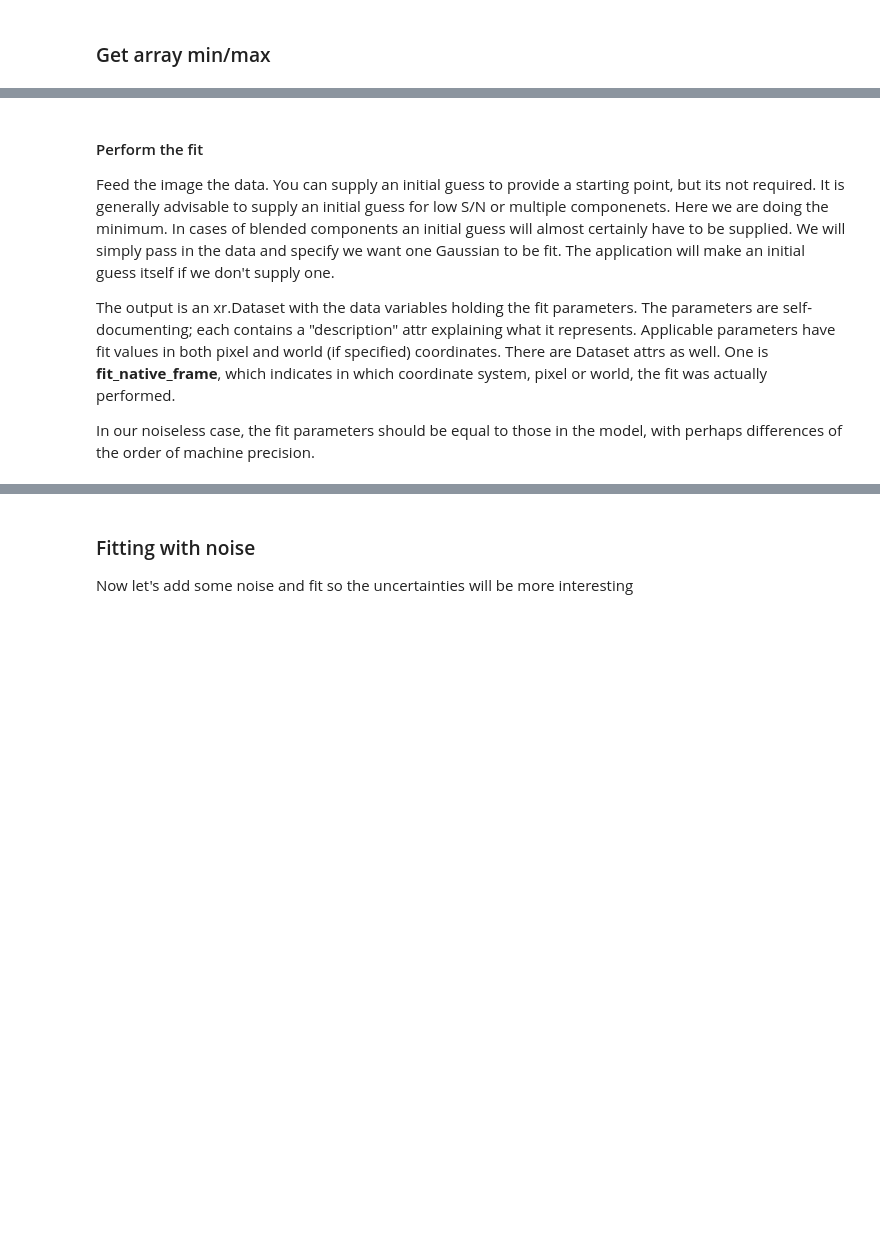
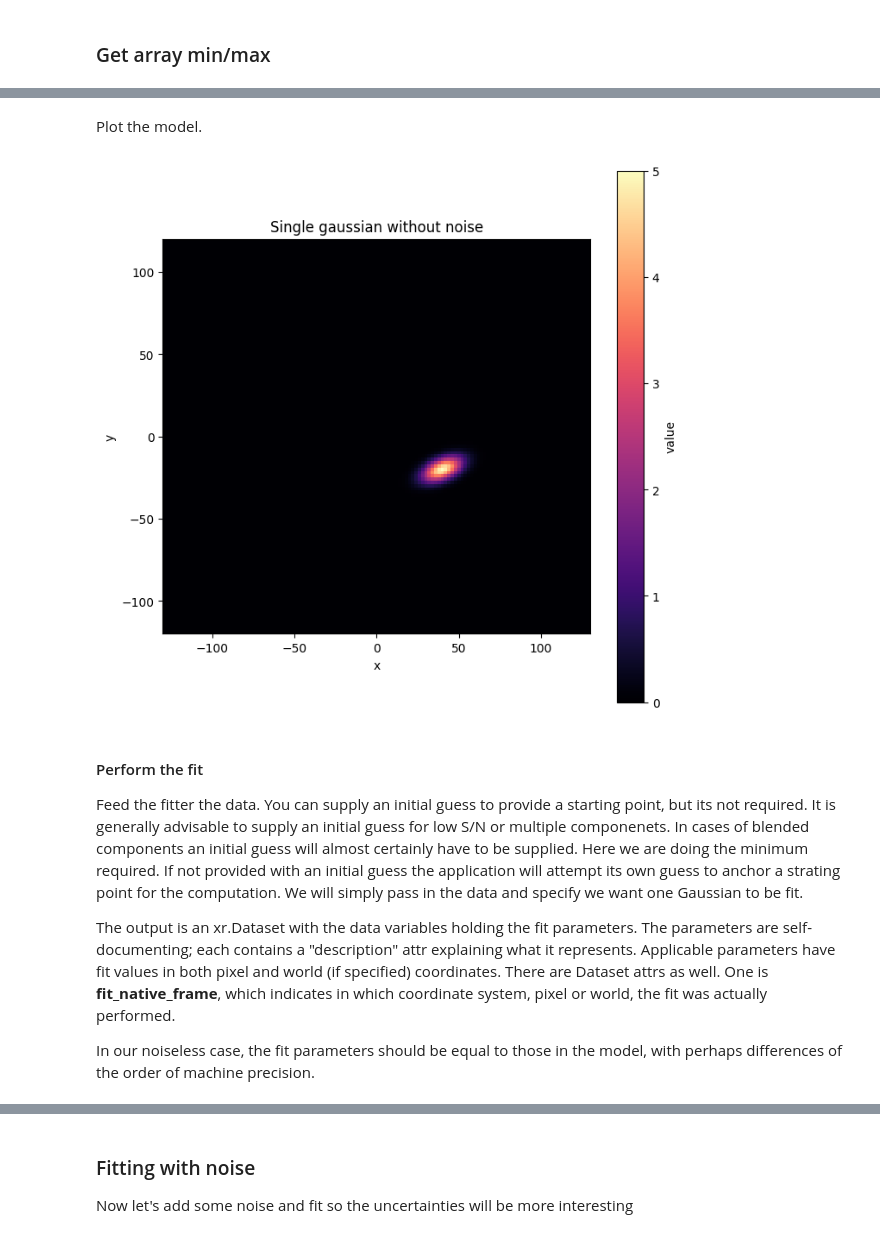
Before and after one commit to casangi/astroviper, a Jupyter notebook: docs/multi_gaussian2d_fit.ipynb, the cells around one changed output, grey strips where cells are left out. Cells and saved outputs as stored; diff of their text form; code cells hidden in the pictures; blank space fills up the shorter version.

Commit message:
various updates to fitter, plotting

```diff
--- a/docs/multi_gaussian2d_fit.ipynb
+++ b/docs/multi_gaussian2d_fit.ipynb
@@ -116,13 +140,12 @@ def make_scene_via_component_models(
         z += rng.normal(scale=noise_std, size=z.shape)
 
     dims = ("x", "y") if nchan == 1 else ("x", "y", "z")
-    print("shape z", z.shape, "dims", dims)
-    da = xr.DataArray(z, dims=dims)
-    print("da shape", da.shape)
+    xda = xr.DataArray(z, dims=dims)
+    print("xda shape", xda.shape)
     if coords:
         vals = dict(x=x, y=y) if nchan == 1 else dict(x=x, y=y, z=np.array((2, 4), dtype=float))
-        da = da.assign_coords(vals)
-    return da
+        xda = xda.assign_coords(vals)
+    return xda
 # %% [markdown]
 ### Get array min/max
 # %%
@@ -253,12 +339,21 @@ generate_plot(data_1g, show_world_axes=True)
+# %% [markdown]
+Plot the model.
+# %%
+cpature = generate_plot(
+    data_1g, show_world_axes=True, title="Single gaussian without noise"
+)
+# %% [output]
+[figure, added]
 # %% [markdown]
 #### Perform the fit
 
-Feed the image the data. You can supply an initial guess to provide a starting point, but its
+Feed the fitter the data. You can supply an initial guess to provide a starting point, but its
 not required. It is generally advisable to supply an initial guess for low S/N or multiple
-componenets. Here we are doing the minimum. In cases of blended components an initial guess
-will almost certainly have to be supplied. We will simply pass in the data and specify we
-want one Gaussian to be fit. The application will make an initial guess itself if we
-don't supply one.
+componenets. In cases of blended components an initial guess
+will almost certainly have to be supplied. Here we are doing the minimum required. If not
+provided with an initial guess the application will attempt its own guess to anchor a
+strating point for the computation. We will simply pass in the data and specify we
+want one Gaussian to be fit.
 
 The output is an xr.Dataset with the data variables holding the fit parameters. The
 parameters are self-documenting; each contains a "description" attr explaining what it
```
Also changed, not shown: parts of 105 cells of this notebook, 4 other files.
